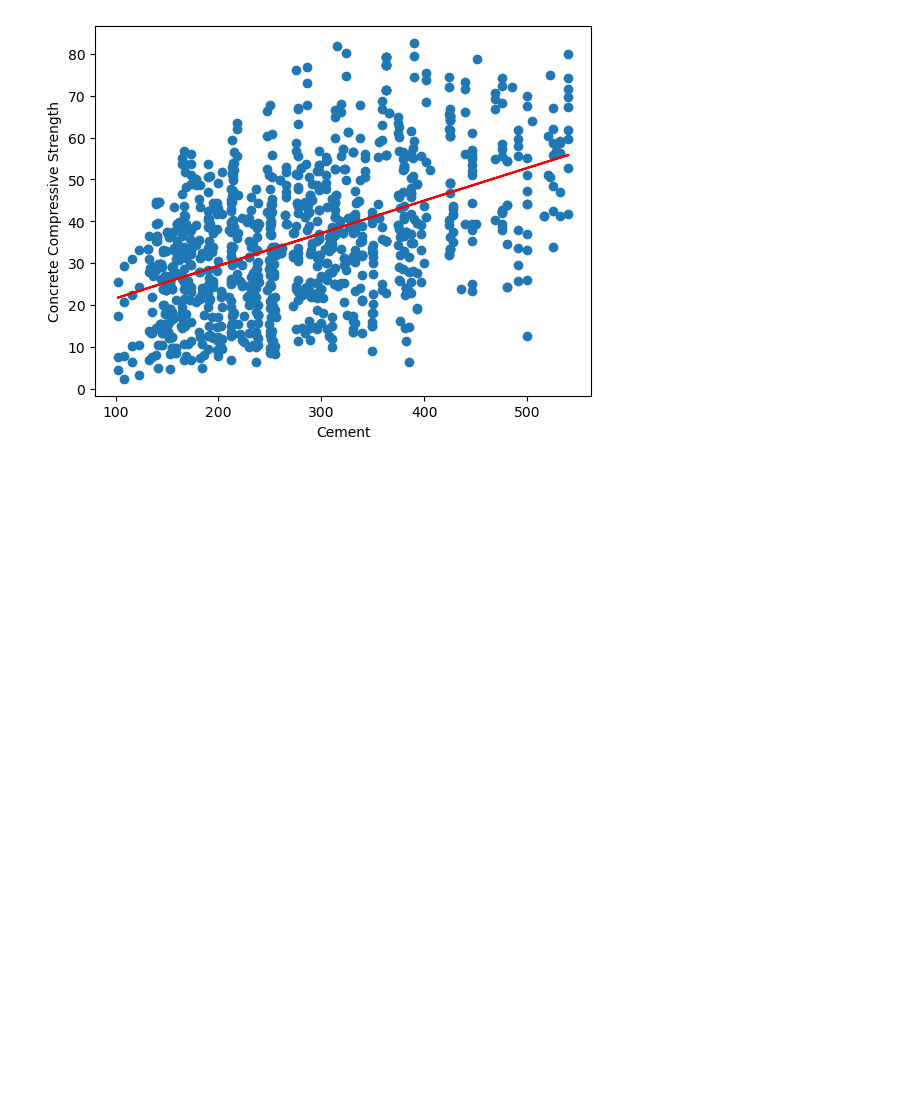
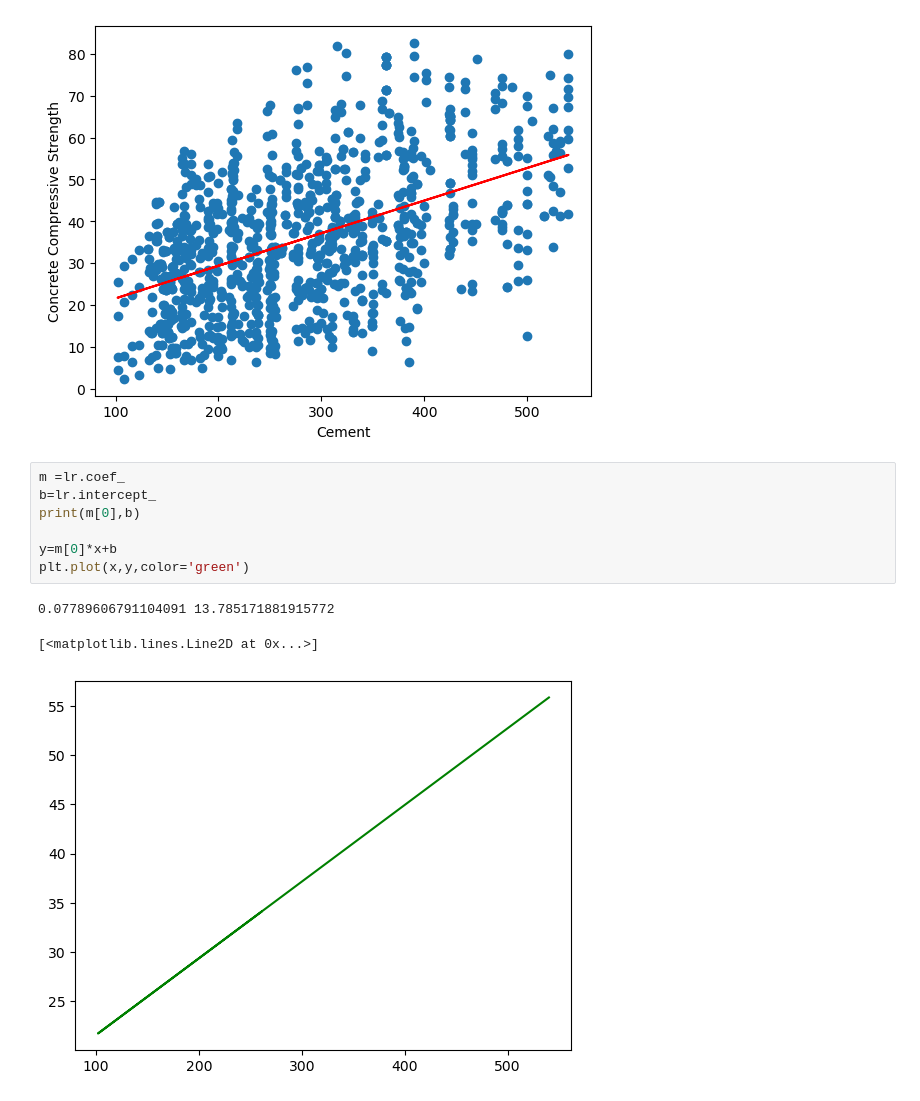
Before and after one commit to Atik203/AI-Practice, a Jupyter notebook: Simple_linear_regression.ipynb, the cells around one changed output. Drawn from its saved outputs; the diff is of its cells as text; blank space fills up the shorter version.

```diff
--- a/Simple_linear_regression.ipynb
+++ b/Simple_linear_regression.ipynb
@@ -90,3 +90,14 @@ plt.plot(x_train,lr.predict(x_train),color='red')
 # %% [output]
 [<matplotlib.lines.Line2D at 0x...>]
 [figure]
+# %%
+m =lr.coef_
+b=lr.intercept_
+print(m[0],b)
+
+y=m[0]*x+b
+plt.plot(x,y,color='green')
+# %% [output]
+0.07789606791104091 13.785171881915772
+[<matplotlib.lines.Line2D at 0x...>]
+[figure, added]
```
